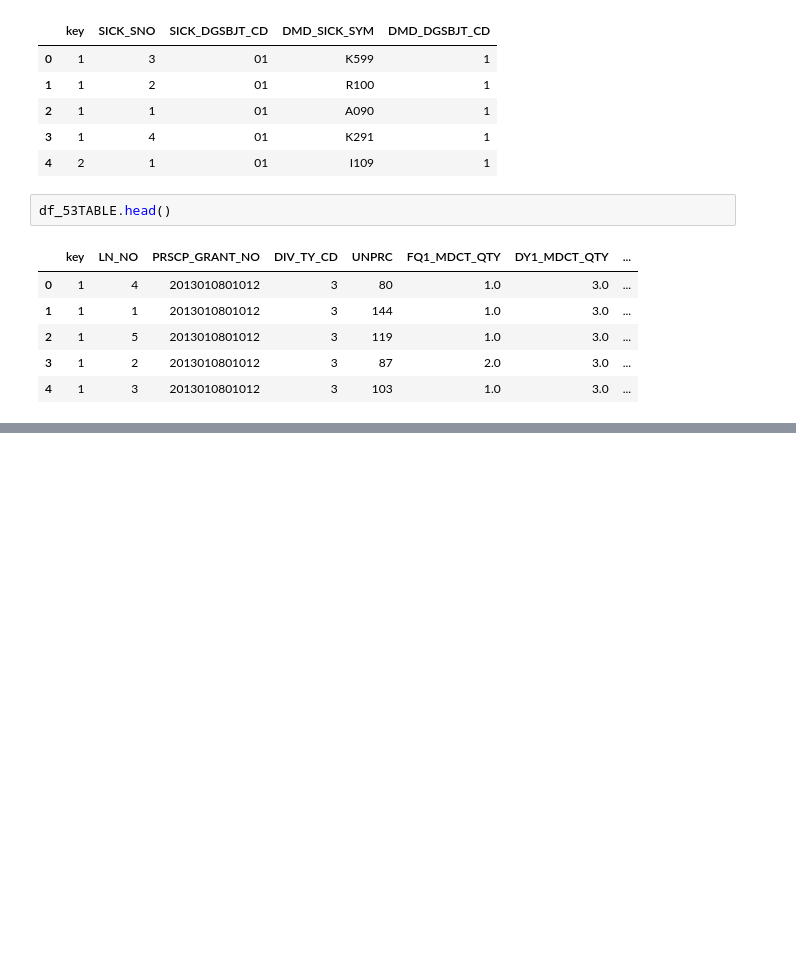
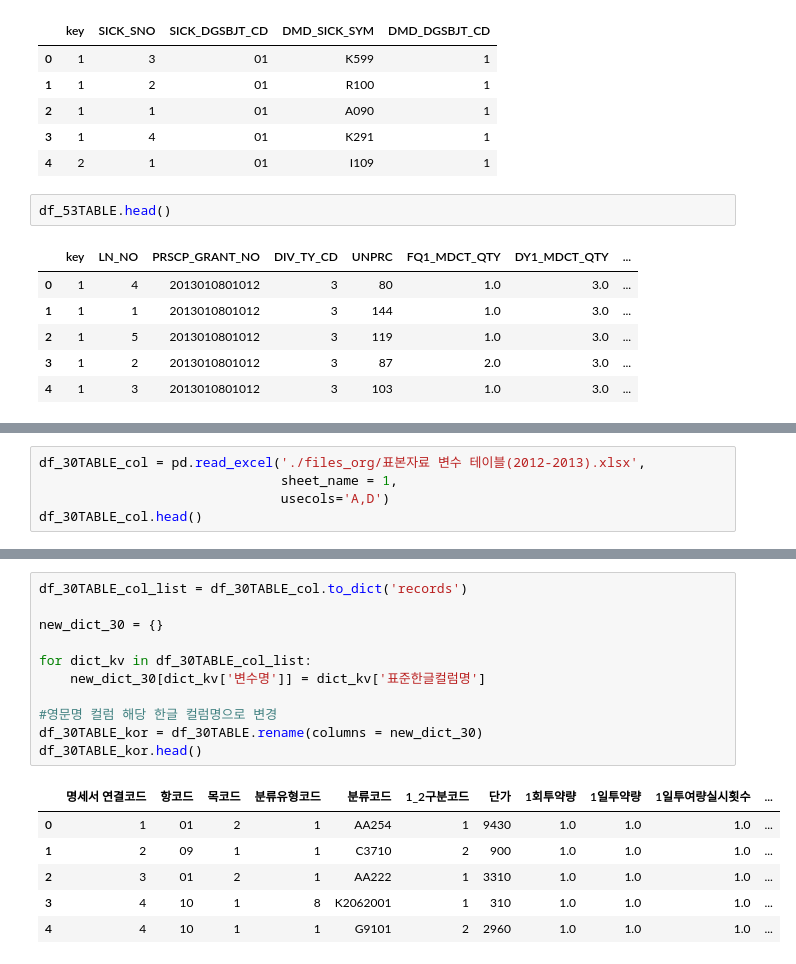
Before and after one commit to hk918216/Web, a Jupyter notebook: 6day_심평원_데이터분석/1_데이터이해.ipynb, the cells around one changed output, grey strips where cells are left out. Cells and saved outputs as stored; diff of their text form; blank space fills up the shorter version.

```diff
--- a/6day_심평원_데이터분석/1_데이터이해.ipynb
+++ b/6day_심평원_데이터분석/1_데이터이해.ipynb
@@ -90,0 +97,5 @@ df_53TABLE.head()
+# %%
+df_30TABLE_col = pd.read_excel('./files_org/표본자료 변수 테이블(2012-2013).xlsx',
+                               sheet_name = 1,
+                               usecols='A,D')
+df_30TABLE_col.head()
@@ -90,0 +198,18 @@ df_53TABLE.head()
+# %%
+df_30TABLE_col_list = df_30TABLE_col.to_dict('records')
+
+new_dict_30 = {}
+
+for dict_kv in df_30TABLE_col_list:
+    new_dict_30[dict_kv['변수명']] = dict_kv['표준한글컬럼명']
+
+#영문명 컬럼 해당 한글 컬럼명으로 변경
+df_30TABLE_kor = df_30TABLE.rename(columns = new_dict_30)
+df_30TABLE_kor.head()
+# %% [output]
+|  | 명세서 연결코드 | 항코드 | 목코드 | 분류유형코드 | 분류코드 | 1_2구분코드 | 단가 | 1회투약량 | 1일투약량 | 1일투여량실시횟수 | ... |
+| 0 | 1 | 01 | 2 | 1 | AA254 | 1 | 9430 | 1.0 | 1.0 | 1.0 | ... |
+| 1 | 2 | 09 | 1 | 1 | C3710 | 2 | 900 | 1.0 | 1.0 | 1.0 | ... |
+| 2 | 3 | 01 | 2 | 1 | AA222 | 1 | 3310 | 1.0 | 1.0 | 1.0 | ... |
+| 3 | 4 | 10 | 1 | 8 | K2062001 | 1 | 310 | 1.0 | 1.0 | 1.0 | ... |
+| 4 | 4 | 10 | 1 | 1 | G9101 | 2 | 2960 | 1.0 | 1.0 | 1.0 | ... |
```
Also changed, not shown: parts of 14 cells of this notebook, 4 other files.
